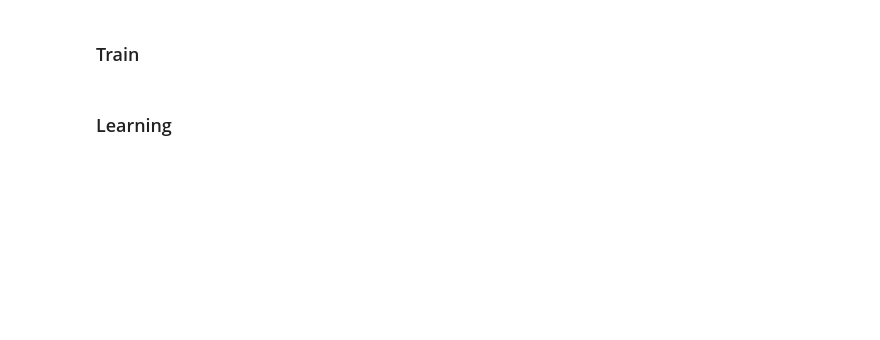
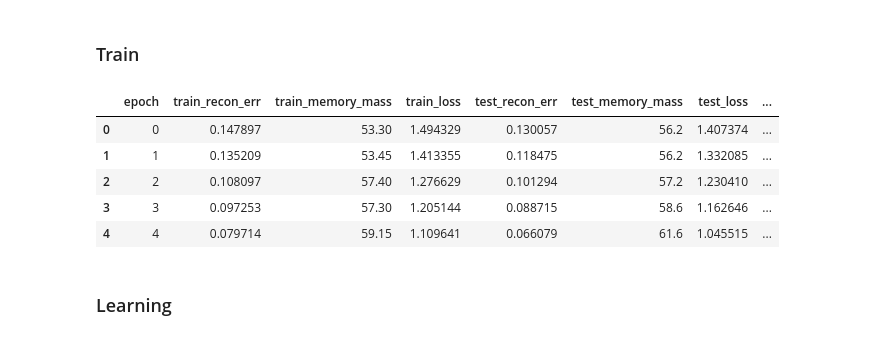
Before and after one commit to siyer7/narrative_map, a Jupyter notebook: code/narrative/1-segmentation.ipynb, the cells around one changed output. Drawn from its saved outputs; the diff is of its cells as text; code cells hidden in the pictures; blank space fills up the shorter version.

```diff
--- a/code/narrative/1-segmentation.ipynb
+++ b/code/narrative/1-segmentation.ipynb
@@ -146,48 +132,76 @@ class Keyframer(nn.Module):
 # %% [markdown]
 ### Train
 # %%
-torch.manual_seed(42)
-predictor, keyframer = Predictor(), Keyframer()
-opt = torch.optim.Adam(list(predictor.parameters()) + list(keyframer.parameters()), lr=LR)
+EPOCHS = 50
+all_model_learning, trained_models = [], []
 
-# generate test stims once
-test_data = []
-for s in test_seeds:
-    stim_info = generate_stim(stim_dim=stim_dim, seed=s)
-    test_data.append((stim2tensor(stim_info['stim']), stim_info["event_boundaries"]))
-test_stims = [stim for stim, _ in test_data]
+for model_idx in range(num_models):
+    torch.manual_seed(1000 + model_idx)   # different init per model; data stays identical across models
+    predictor, keyframer = Predictor(), Keyframer()
+    opt = torch.optim.Adam(list(predictor.parameters()) + list(keyframer.parameters()), lr=LR)
 
-hist = {"epoch": [], "train_recon_loss": [], "train_memory_mass": [], "train_recon": [],
-        "test_recon_loss": [[] for _ in test_seeds], "test_memory_mass": [[] for _ in test_seeds]}
-EPOCHS = 50
+    # generate test stims once
+    test_data = []
+    for s in test_seeds:
+        stim_info = generate_stim(stim_dim=stim_dim, seed=s)
+        test_data.append((stim2tensor(stim_info['stim']), stim_info["event_boundaries"]))
+    test_stims = [stim for stim, _ in test_data]
 
-for epoch in range(EPOCHS):
-    epoch_loss = epoch_memory_mass = epoch_reconstruction = 0.0
+    model_learning = {"epoch": [], "train_recon_err": [], "train_memory_mass": [], "train_loss": [],
+                                   "test_recon_err": [], "test_memory_mass": [], "test_loss": []}
 
-    tau = max(0.5, 0.95 ** epoch)            # anneal: soft -> sharp
+    for epoch in range(EPOCHS):
+        epoch_recon_err = epoch_memory_mass = epoch_binarized_keyframes = epoch_loss = 0.0
 
-    for stim in train_stims:
-        # forward pass
-        reconstruction, loss, memory_mass, _ = forward_walk(stim, predictor, keyframer, tau=tau)
-        # clear old gradients, backprop, and update weights
-        opt.zero_grad(); loss.backward(); opt.step()
-        # increment across stims
-        epoch_loss += loss.item()
-        epoch_memory_mass += memory_mass.item()
-        epoch_reconstruction += F.mse_loss(reconstruction, stim).item()
+        tau = max(0.5, 0.95 ** epoch)            # anneal: soft (~0/1) -> sharp (exactly 0/1)
 
-    # append epoch results
-    hist["epoch"].append(epoch)
-    hist["train_recon_loss"].append(epoch_loss/len(train_stims))
-    hist["train_memory_mass"].append(epoch_memory_mass/len(train_stims))
-    hist["train_recon"].append(epoch_reconstruction/len(train_stims))
+        for stim in train_stims:
+            # forward pass
+            reconstruction, recon_err, memory_mass, binarized_keyframes, loss =\
+                forward_walk(stim, predictor, keyframer, tau=tau)
+            # clear old gradients, backprop, and update weights
+            opt.zero_grad(); loss.backward(); opt.step()
+            # increment across stims
+            # epoch_reconstruction += reconstruction.item()
+            epoch_recon_err += recon_err.item()
+            epoch_memory_mass += memory_mass.item()
+            epoch_binarized_keyframes = binarized_keyframes
+            epoch_loss += loss.item()
 
-    # evaluate on all test stims (no gradient)
-    with torch.no_grad():
-        for i, ts in enumerate(test_stims):
-            recon, _, mem_mass, _ = forward_walk(ts, predictor, keyframer, tau=tau)
-            hist["test_recon_loss"][i].append(F.mse_loss(recon, ts).item())
-            hist["test_memory_mass"][i].append(mem_mass.item())
+        # append epoch results
+        model_learning["epoch"].append(epoch)
+        model_learning["train_recon_err"].append(epoch_recon_err/len(train_stims))
+        model_learning["train_memory_mass"].append(epoch_memory_mass/len(train_stims))
+        model_learning["train_loss"].append(epoch_loss/len(train_stims))
+
+        # evaluate on all test stims (no gradient)
+        with torch.no_grad():
+            test_recon, test_mass, test_loss = [], [], []
+            for ts in test_stims:
+                reconstruction, recon_err, memory_mass, binarized_keyframes, loss =\
+                    forward_walk(ts, predictor, keyframer, tau=tau)
+                test_recon.append(recon_err.item())
+                test_mass.append(memory_mass.item())
+                test_loss.append(loss.item())
+        model_learning["test_recon_err"].append(np.mean(test_recon))
+        model_learning["test_memory_mass"].append(np.mean(test_mass))
+        model_learning["test_loss"].append(np.mean(test_loss))
+
+    df = pd.DataFrame(model_learning)
+    assert len(df) == EPOCHS, f"Expected {EPOCHS} epochs, got {len(df)}"
+    df["model_idx"] = model_idx
+    all_model_learning.append(df)
+    trained_models.append((predictor, keyframer))
+
+model_learning_df = pd.concat(all_model_learning, ignore_index=True)
+model_learning_df.head()
+# %% [output]
+|  | epoch | train_recon_err | train_memory_mass | train_loss | test_recon_err | test_memory_mass | test_loss | ... |
+| 0 | 0 | 0.147897 | 53.30 | 1.494329 | 0.130057 | 56.2 | 1.407374 | ... |
+| 1 | 1 | 0.135209 | 53.45 | 1.413355 | 0.118475 | 56.2 | 1.332085 | ... |
+| 2 | 2 | 0.108097 | 57.40 | 1.276629 | 0.101294 | 57.2 | 1.230410 | ... |
+| 3 | 3 | 0.097253 | 57.30 | 1.205144 | 0.088715 | 58.6 | 1.162646 | ... |
+| 4 | 4 | 0.079714 | 59.15 | 1.109641 | 0.066079 | 61.6 | 1.045515 | ... |
 # %% [markdown]
 ### Learning
 # %%
```
Also changed, not shown: parts of 16 cells of this notebook, 1 other file.
